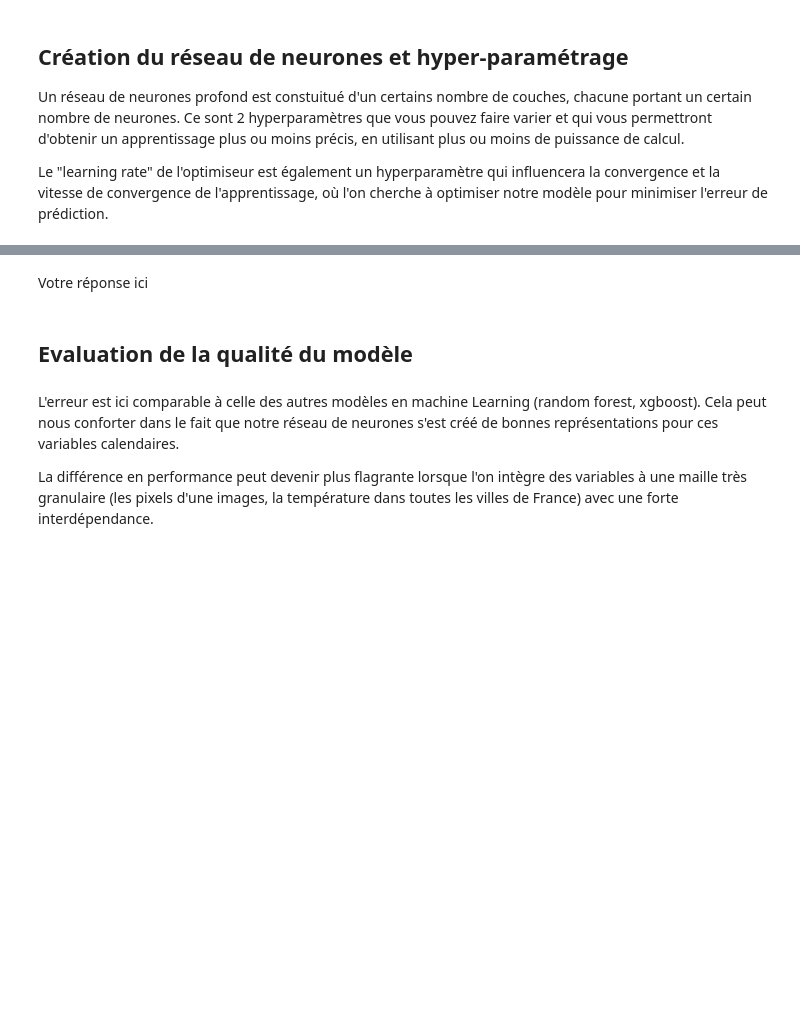
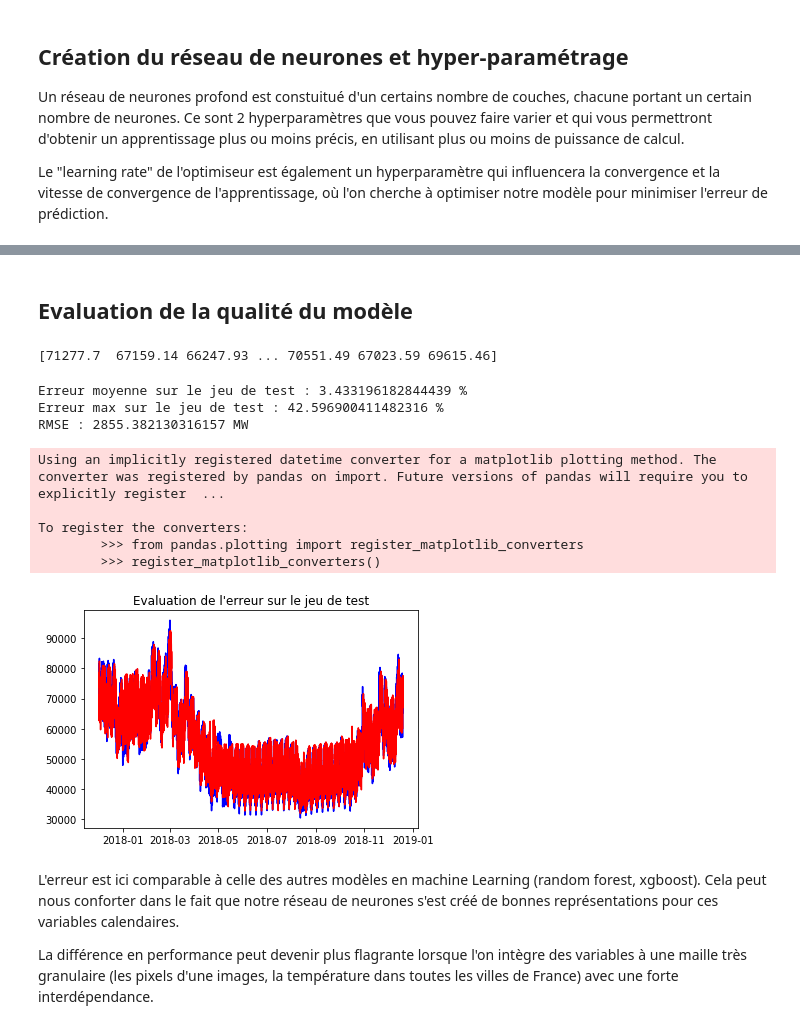
Before and after one commit to marota/TP_Formation_Conso_DeepLearning, a Jupyter notebook: TP_Formation_Conso_DeepLearning_complet.ipynb, the cells around one changed output, grey strips where cells are left out. Cells and saved outputs as stored; diff of their text form; code cells hidden in the pictures; blank space fills up the shorter version.

```diff
--- a/TP_Formation_Conso_DeepLearning_complet.ipynb
+++ b/TP_Formation_Conso_DeepLearning_complet.ipynb
@@ -300,0 +392,3 @@ Nous allons commencer par implémenter deux fonctions que nous appellerons pour
+# %%
+X = working_df[x_columns]
+Y = working_df[y_columns]
@@ -428,3 +712,7 @@ first_model.summary()
 # %%
-first_model.compile(loss='mean_squared_error', optimizer='adam', metrics=['mean_absolute_percentage_error'])
+first_model.compile(
+    loss='mean_squared_error',
+    optimizer=Adam(lr=0.001),
+    metrics=['mean_absolute_percentage_error']
+)
 # %%
@@ -440,9 +727,14 @@ La cellule suivante peut prendre un peu de temps à s'exécuter. On reconnait l
 # %%
-# Fit the model
-
-#en terme de paramètres:
-#epoch: on précise le nombre d'epochs (le nombre de fois que l'on voit le jeu d'apprentissage en entier)
-#batch size: le nombre d'exemples sur lequel on fait un "pas" d'apprentissage parmi tout le jeu
-#validation_split: la proportion d'exemples que l'on conserve pour notre jeu de validation
-#callbacks: pour appeler des utilitaires/fonctions externes pour récupérer des résultats
-first_model.fit(X, YconsoTrain['y'], epochs=100, batch_size=100, validation_split=0.1, callbacks=[tensorboard])
+# Paramètres d'appel
+# - epoch: on précise le nombre d'epochs (le nombre de fois que l'on voit le jeu d'apprentissage en entier)
+# - batch size: le nombre d'exemples sur lequel on fait un "pas" d'apprentissage parmi tout le jeu
+# - validation_split: la proportion d'exemples que l'on conserve pour notre jeu de validation
+# - callbacks: pour appeler des utilitaires/fonctions externes pour récupérer des résultats
+first_model.fit(
+    X_train_and_val,
+    Y_train_and_val,
+    epochs=100,
+    batch_size=100,
+    validation_split=0.2,
+    callbacks=[tensorboard]
+)
@@ -467,4 +793,2 @@ Vous devriez visualiser les courbes de 2 modèles: celui que vous venez d'entrai
-# %% [markdown]
-Votre réponse ici
 # %% [markdown]
 ## Evaluation de la qualité du modèle
@@ -476,7 +795,37 @@ print(predictionsTrain)
+# %%
+predictions_train_and_val_scaled = first_model.predict(X_train_and_val).reshape(-1)
+predictions_test_scaled = first_model.predict(X_test).reshape(-1)
+
+predictions_train_and_val = scaler_conso_nat.inverse_transform(predictions_train_and_val_scaled)
+predictions_test = scaler_conso_nat.inverse_transform(predictions_test_scaled)
+
+print(predictions_test)
+# %% [output]
+[71277.7  67159.14 66247.93 ... 70551.49 67023.59 69615.46]
+# %%
+relative_error_on_test = np.abs((Y_test_full['conso_nat_realisee'] - predictions_test) / Y_test_full['conso_nat_realisee'])
+
+mean_error_on_test = np.mean(relative_error_on_test)
+max_error_on_test = np.max(relative_error_on_test)
+rmse = np.sqrt(mean_squared_error(Y_test_full['conso_nat_realisee'], predictions_test))
+
+print("Erreur moyenne sur le jeu de test : " + str(mean_error_on_test * 100) + " %")
+print("Erreur max sur le jeu de test : " + str(max_error_on_test * 100) + " %")
+print("RMSE : " + str(rmse) + " MW")
+# %% [output]
+Erreur moyenne sur le jeu de test : 3.433196182844439 %
+Erreur max sur le jeu de test : 42.596900411482316 %
+RMSE : 2855.382130316157 MW
 # %%
-evaluation(YconsoTrain, YconsoTest1, predictionsTrain, predictionsTest1)
-plt.plot(YconsoTest1['ds'], YconsoTest1['y'], 'b')
-plt.plot(YconsoTest1['ds'], predictionsTest1, 'r')
+plt.plot(Y_test_full['ds'], Y_test_full['conso_nat_realisee'], 'b')
+plt.plot(Y_test_full['ds'], predictions_test, 'r')
 
-plt.title("Evolution de l'erreur sur le test 1")
+plt.title("Evaluation de l'erreur sur le jeu de test")
 plt.show()
+# %% [output]
+Using an implicitly registered datetime converter for a matplotlib plotting method. The converter was registered by pandas on import. Future versions of pandas will require you to explicitly register  ...
+
+To register the converters:
+        >>> from pandas.plotting import register_matplotlib_converters
+        >>> register_matplotlib_converters()
+[figure, added]
```
Also changed, not shown: parts of 133 cells of this notebook, 4 other files.
